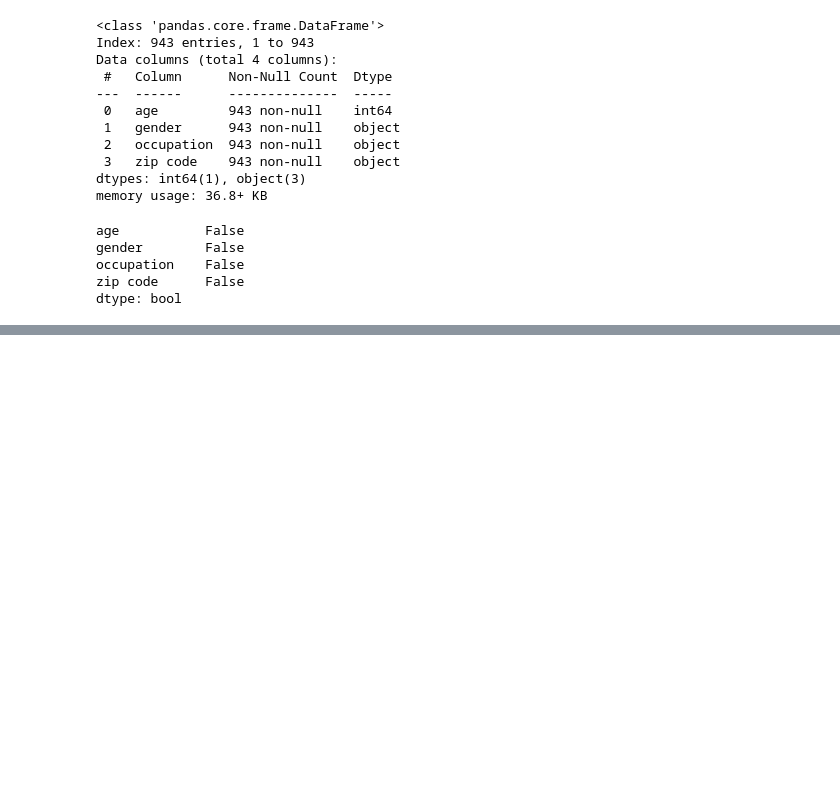
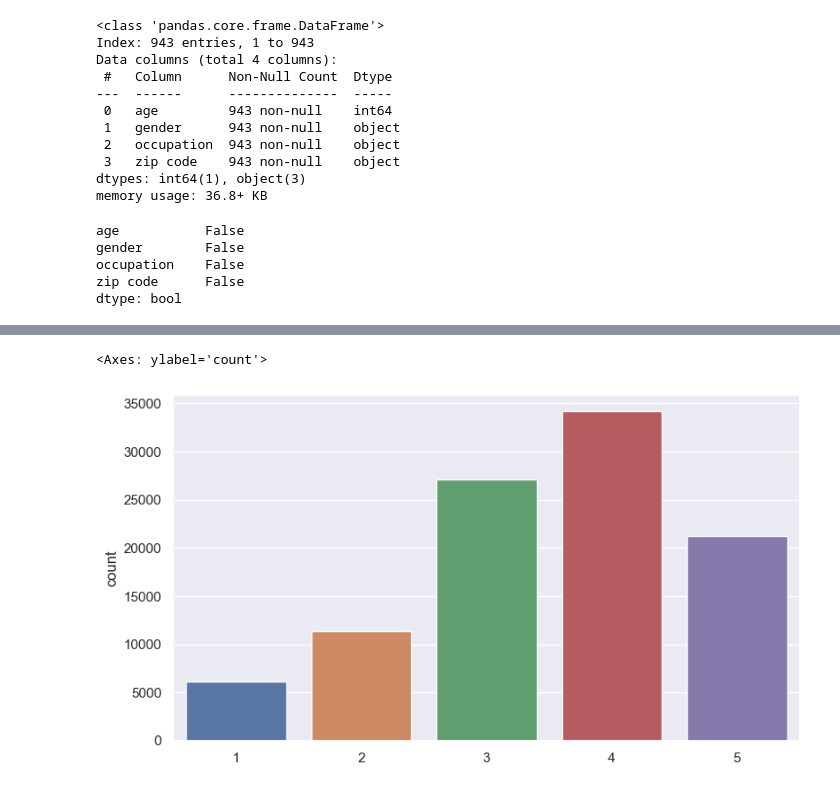
Before and after one commit to glebuben/PMLDL-Assignment-2, a Jupyter notebook: notebooks/1.0-initial-data-exporation.ipynb, the cells around one changed output, grey strips where cells are left out. Saved outputs shown, nothing was run; the diff lists cells and outputs as text; code cells hidden in the pictures; blank space fills up the shorter version.

```diff
--- a/notebooks/1.0-initial-data-exporation.ipynb
+++ b/notebooks/1.0-initial-data-exporation.ipynb
@@ -270,0 +292,6 @@ dtype: bool
+# %%
+# sb.set(rc={'figure.figsize':(4,3)})
+sb.countplot(x=ratings['rating'].values.tolist())
+# %% [output]
+<Axes: ylabel='count'>
+[figure, added]
```
Also changed, not shown: parts of 8 cells of this notebook.
